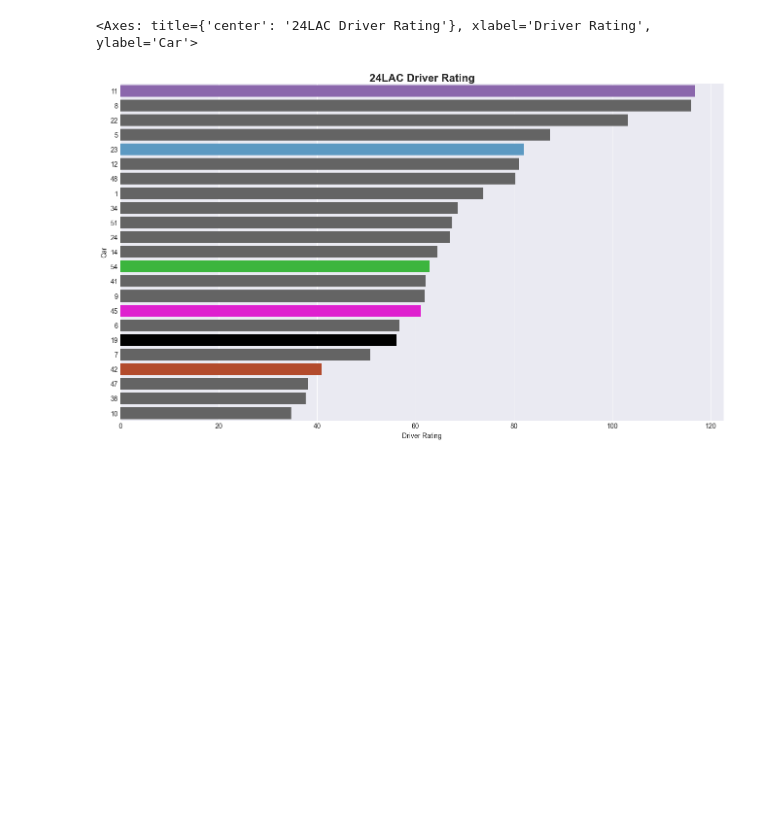
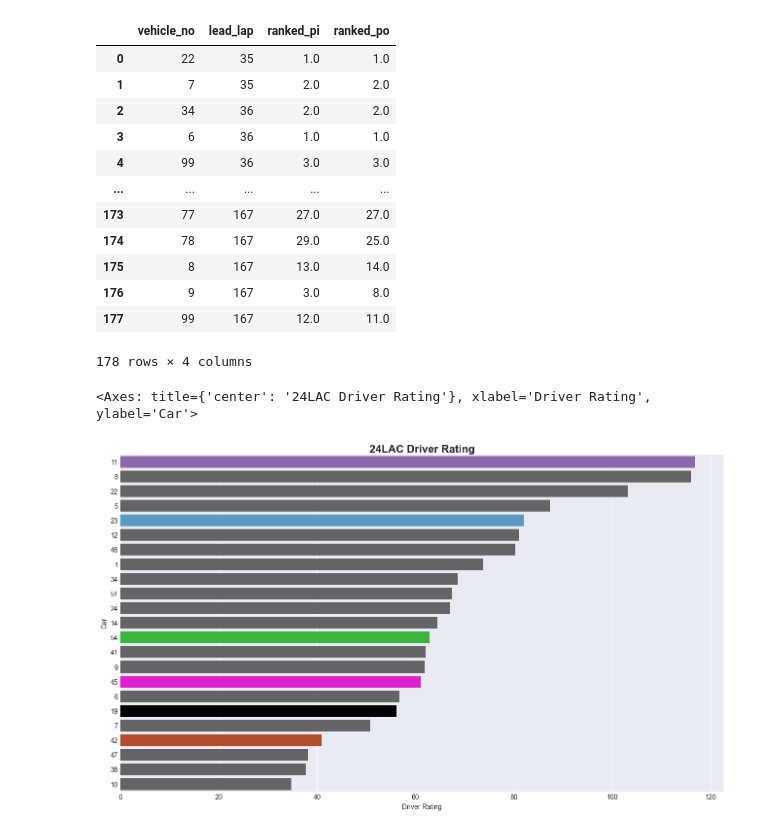
Before and after one commit to vectorob/flights, a Jupyter notebook: OneDrive - 23XI Racing/Desktop/Restarts/Restarts/restart_order.ipynb, the cells around one changed output. Cells and saved outputs as stored; diff of their text form; code cells hidden in the pictures; blank space fills up the shorter version.

```diff
--- a/OneDrive - 23XI Racing/Desktop/Restarts/Restarts/restart_order.ipynb
+++ b/OneDrive - 23XI Racing/Desktop/Restarts/Restarts/restart_order.ipynb
@@ -181,0 +209,30 @@ data['Car'] = data.Car.astype(str)
+# %%
+data = pd.read_sql('SELECT * FROM core.erdp_line_crossing WHERE race_id = 5301 AND run_type = 3', mydb)
+pi = data[data['loop_name'] == 'PI']
+pi = pi[pi['lead_lap'] != 0]
+pi = pi.sort_values(['lead_lap','vehicle_no'])
+pi['ranked_pi'] = pi.groupby('lead_lap').position.rank(ascending=True).values
+pi = pi[['vehicle_no','lead_lap','ranked_pi']]
+po = data[data['loop_name'] == 'PO']
+po = po[po['lead_lap'] != 0]
+po = po.sort_values(['lead_lap','vehicle_no'])
+po['ranked_po'] = po.groupby('lead_lap').position.rank(ascending = True).values
+po.lead_lap = po.lead_lap - 1
+po = po[['vehicle_no','lead_lap','ranked_po']]
+pitroad = pd.merge(pi, po)
+# %%
+pitroad
+# %% [output]
+|  | vehicle_no | lead_lap | ranked_pi | ranked_po |
+| 0 | 22 | 35 | 1.0 | 1.0 |
+| 1 | 7 | 35 | 2.0 | 2.0 |
+| 2 | 34 | 36 | 2.0 | 2.0 |
+| 3 | 6 | 36 | 1.0 | 1.0 |
+| 4 | 99 | 36 | 3.0 | 3.0 |
+| ... | ... | ... | ... | ... |
+| 173 | 77 | 167 | 27.0 | 27.0 |
+| 174 | 78 | 167 | 29.0 | 25.0 |
+| 175 | 8 | 167 | 13.0 | 14.0 |
+| 176 | 9 | 167 | 3.0 | 8.0 |
+| 177 | 99 | 167 | 12.0 | 11.0 |
+178 rows × 4 columns
```
Also changed, not shown: parts of 8 cells of this notebook, 6 other files.
